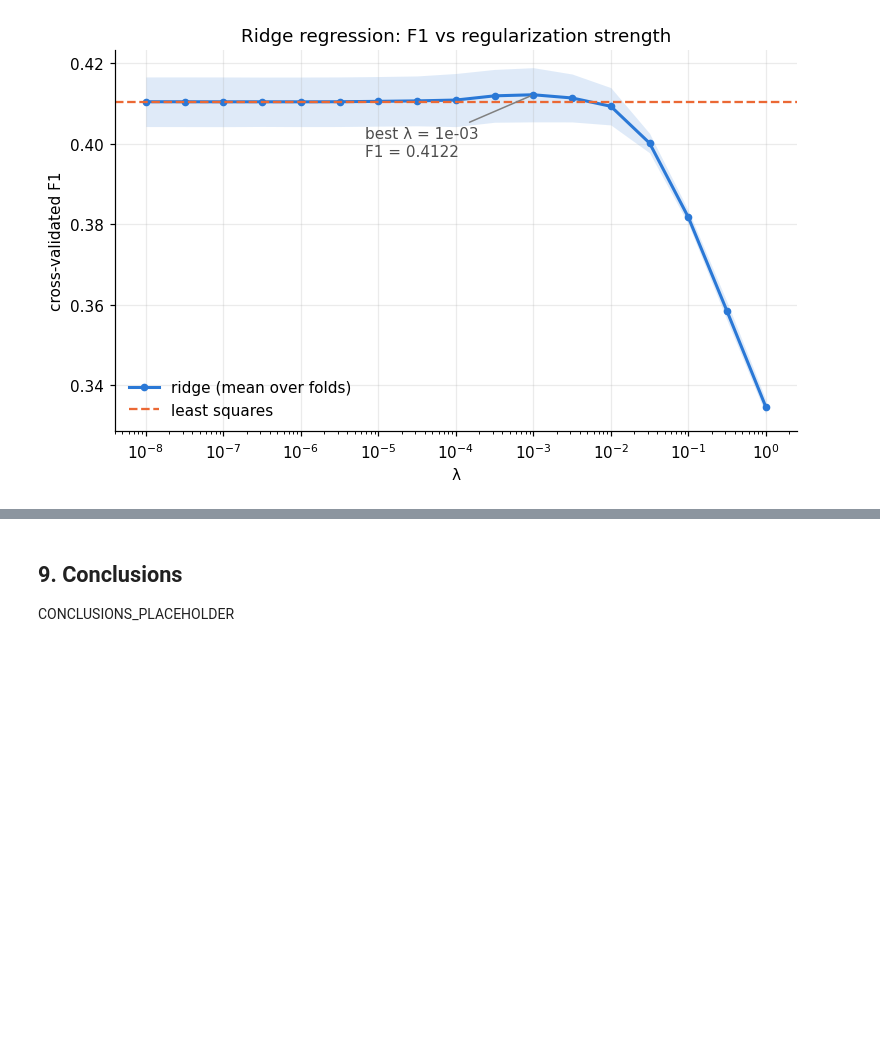
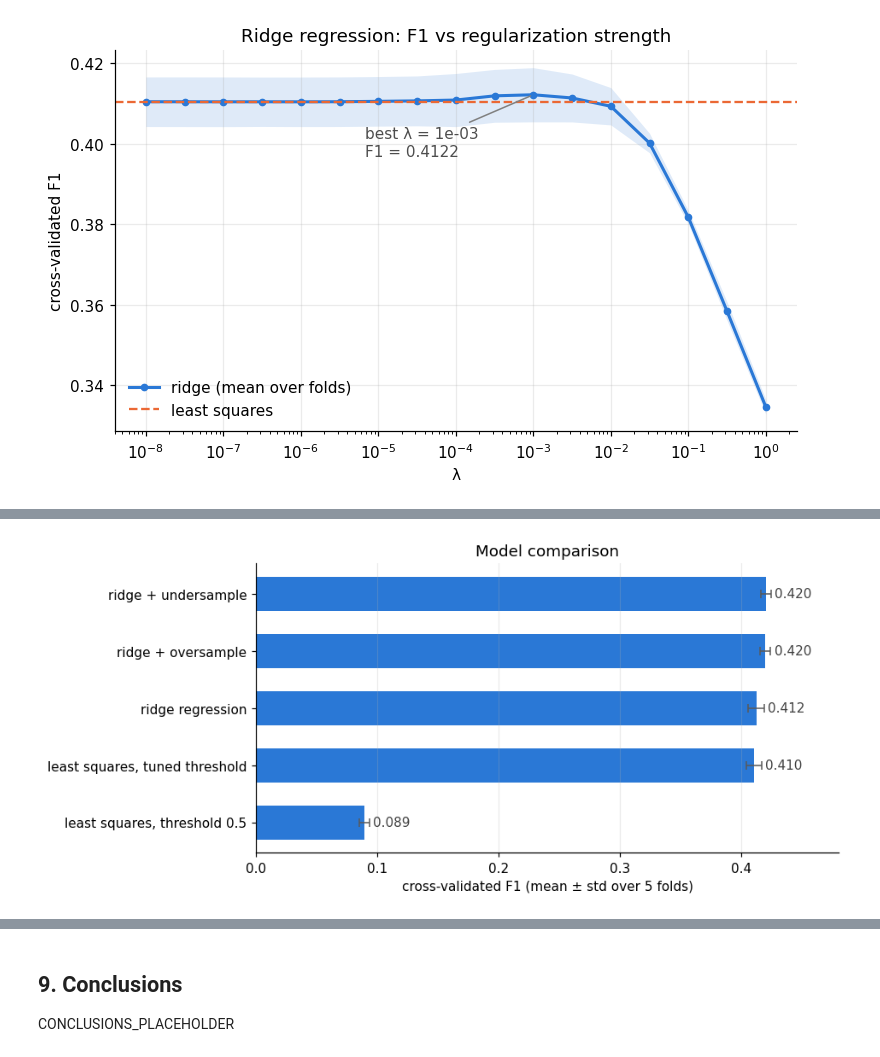
Before and after one commit to MohamedZirar5/ML_Project1, a Jupyter notebook: notebooks/05_model_selection_cv.ipynb, the cells around one changed output, grey strips where cells are left out. Cells and saved outputs as stored; diff of their text form; code cells hidden in the pictures; blank space fills up the shorter version.

```diff
--- a/notebooks/05_model_selection_cv.ipynb
+++ b/notebooks/05_model_selection_cv.ipynb
@@ -381,10 +214,9 @@ The validation fold always keeps the real class distribution.
 # %%
-logreg = {}
+ridge_params = best_ridge["params"]
+ridge_balance = {}
 for name, resample_fn in [("none", None), ("undersample", random_undersample),
                           ("oversample", random_oversample)]:
-    start = time.time()
-    r = cross_validation(y, tx_sq, "reg_logistic_regression", best_logreg["params"], k_indices,
-                         resample_fn=resample_fn, seed=SEED)
-    logreg[name] = r
+    r = cross_validation(y, tx, "ridge_regression", ridge_params, k_indices, resample_fn=resample_fn)
+    ridge_balance[name] = r
     print(f"{name:<12} F1 = {r['f1_mean']:.4f} ± {r['f1_std']:.4f}   precision = {r['precision_mean']:.4f}   "
-          f"recall = {r['recall_mean']:.4f}   threshold = {r['threshold']:.4f}   ({time.time() - start:.0f}s)")
+          f"recall = {r['recall_mean']:.4f}   threshold = {r['threshold']:.4f}")
@@ -421,13 +262,10 @@ print(f"split THEN oversample (correct): F1 = {correct['f1_mean']:.4f} ± {corre
 # %%
 summary = [
-    ("least squares", ls_tuned, {}),
+    ("least squares, threshold 0.5", ls_fixed, {}),
+    ("least squares, tuned threshold", ls_tuned, {}),
     ("ridge regression", best_ridge, best_ridge["params"]),
-    ("MSE GD", best_gd, best_gd["params"]),
-    ("MSE SGD", best_sgd, best_sgd["params"]),
-    ("reg. logistic (grid of nb 04)", best_logreg, best_logreg["params"]),
-    ("reg. logistic (extended)", best_ext, best_ext["params"]),
-    ("reg. logistic + undersample", logreg["undersample"], best_logreg["params"]),
-    ("reg. logistic + oversample", logreg["oversample"], best_logreg["params"]),
+    ("ridge + undersample", ridge_balance["undersample"], best_ridge["params"]),
+    ("ridge + oversample", ridge_balance["oversample"], best_ridge["params"]),
 ]
 summary.sort(key=lambda row: row[1]["f1_mean"], reverse=True)
 
@@ -439,15 +284,17 @@ for name, r, params in summary:
 # %%
 names = [row[0] for row in summary][::-1]
 means = np.array([row[1]["f1_mean"] for row in summary])[::-1]
 stds = np.array([row[1]["f1_std"] for row in summary])[::-1]
 
 fig, ax = plt.subplots(figsize=(8, 4))
 ax.barh(names, means, xerr=stds, color=BLUE, height=0.6,
         error_kw={"ecolor": "0.35", "elinewidth": 1, "capsize": 3})
 for i, value in enumerate(means):
     ax.text(value + stds[i] + 0.003, i, f"{value:.3f}", va="center", color="0.25")
-ax.set_xlim(means.min() - 0.03, means.max() + 0.03)
+ax.set_xlim(0, means.max() + 0.06)
 ax.set_xlabel("cross-validated F1 (mean ± std over 5 folds)")
 ax.set_title("Model comparison")
 ax.grid(axis="y", visible=False)
 plt.show()
+# %% [output]
+[figure, added]
```
Also changed, not shown: parts of 23 cells of this notebook, 7 other files.
